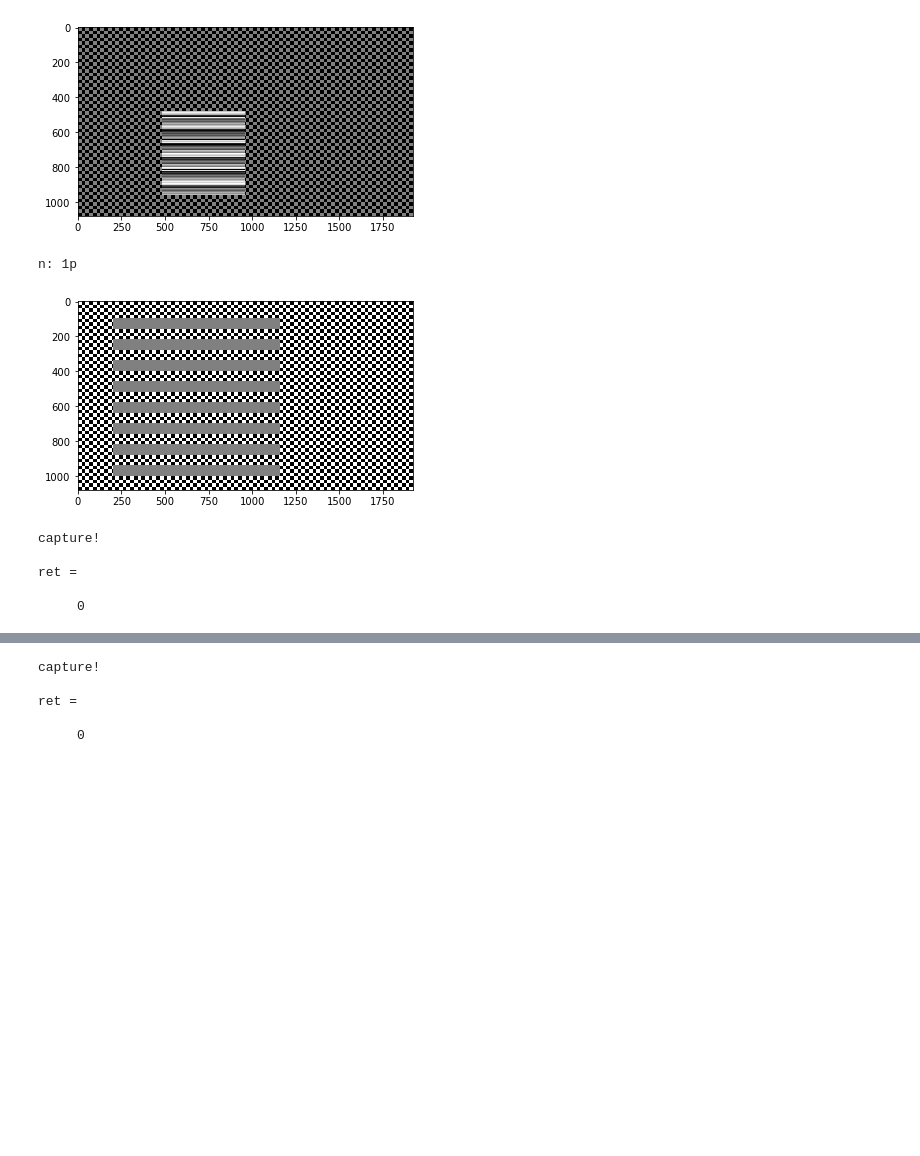
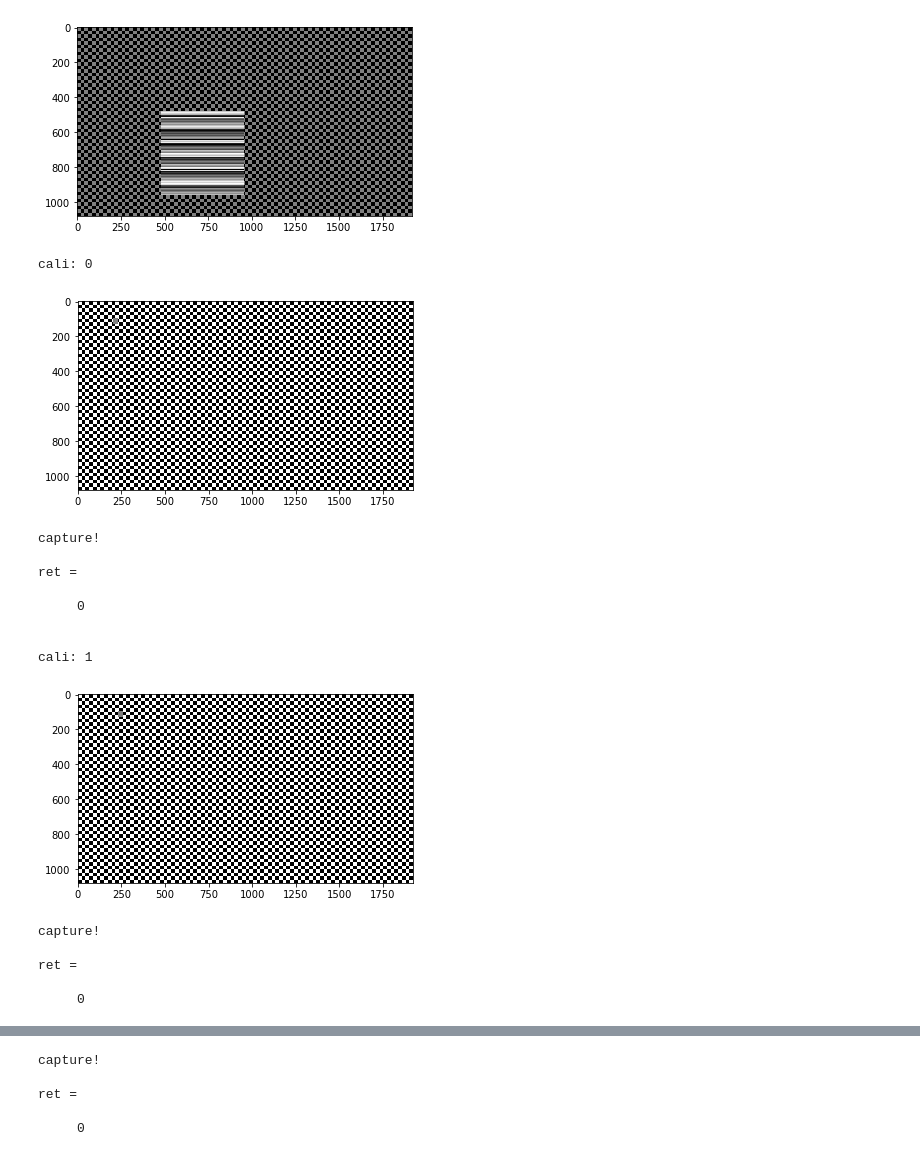
Before and after one commit to rstanuwijaya/jensen-lab-analysis, a Jupyter notebook: notebooks/slmcontrol.ipynb, the cells around one changed output, grey strips where cells are left out. Cells and saved outputs as stored; diff of their text form; code cells hidden in the pictures; blank space fills up the shorter version.

Commit message:
Update error tolerant

```diff
--- a/notebooks/slmcontrol.ipynb
+++ b/notebooks/slmcontrol.ipynb
@@ -102,93 +124,45 @@ grad phase shape:  (1080, 1920)
 # %%
-
-path = '../common/cat.png'
-slm_res = (32, 32)
-camera_res = (8, 8)
-mac_res = (4, 4)
-shift = (0, 0)
-n = prod(mac_res)
-sigma = 0
-
-# pattern constants
-k = 2 * pi / 0.632
-theta = 0.5 * pi / 180
-slm_shift = (100, 200)
-lens_size = 30
-slm_phys_res = (1080, 1920)
-
-# pf32 config
-frame_time=5
-acq_time=500
-
-# save path
-savepath = '../data/slm_control/'
-
-sim = GhostSimulator(path, slm_res, camera_res, mac_res, n, shift=shift, sigma=sigma, method='zigzag')
-pg = SLMPattern(lens_size, slm_phys_res, k, theta)
-
 # PIXEL CALLIBRATION
 
 # for i in range(prod(slm_res)):
 for i in range(2):
-    out = StringIO()
-    clear_output(wait=True)
+    # clear_output(wait=True)
     filter = sim.generate_single_pass_filter(i)
 
     amp_pattern = np.zeros((pg.xp_size, pg.yp_size))
     ph_pattern = np.zeros((pg.xp_size, pg.yp_size))
     amp_pattern[:slm_res[0], :slm_res[0]] = filter
 
     pattern = pg.generate_pattern_binary(amp_pattern, ph_pattern)
     pattern = np.roll(pattern, slm_shift, axis=(0, 1))
 
     print(f'cali: {i}')
     plt.imshow(pattern, interpolation='nearest', cmap='gray')
     plt.show()
 
     # # SLM display pattern
     # error = slm.showPhasevalues(pattern)
     # assert error == ErrorCode.NoError, slm.errorString(error)
 
     # pf32 capture image
+    out = StringIO()
     eng.capture(frame_time, acq_time, stdout=out)
     print(out.getvalue())
     time.sleep(1)
-
-# IMAGE MEASUREMENT
-
-# for i in range(prod(mac_res)):
-for i in range(2):
-    for sign in (-1, 1):
-        out = StringIO()
-        clear_output(wait=True)
-        s = sim.generate_filter(i)
-        filter = s == sign
-
-        amp_pattern = np.zeros((pg.xp_size, pg.yp_size))
-        ph_pattern = np.zeros((pg.xp_size, pg.yp_size))
-
-        amp_pattern[:slm_res[0], :slm_res[0]] = filter
-
-        pattern = pg.generate_pattern_binary(amp_pattern, ph_pattern)
-        pattern = np.roll(pattern, slm_shift, axis=(0, 1))
-
-        print(f'n: {i}{"p" if sign > 0 else "m"}')
-        plt.imshow(pattern, interpolation='nearest', cmap='gray')
-        plt.show()
-
-        # # SLM display pattern
-        # error = slm.showPhasevalues(pattern)
-        # assert error == ErrorCode.NoError, slm.errorString(error)
-
-        # pf32 capture image
-        eng.capture(frame_time, acq_time, stdout=out)
-        print(out.getvalue())
-        time.sleep(1)
 # %% [output]
-n: 1p
+cali: 0
-[figure, old version]
+[figure, new version]
 capture!
 
 ret =
 
      0
+
+
+cali: 1
+[figure, added]
+capture!
+
+ret =
+
+     0
```
Also changed, not shown: parts of 4 cells of this notebook, 4 other files.
